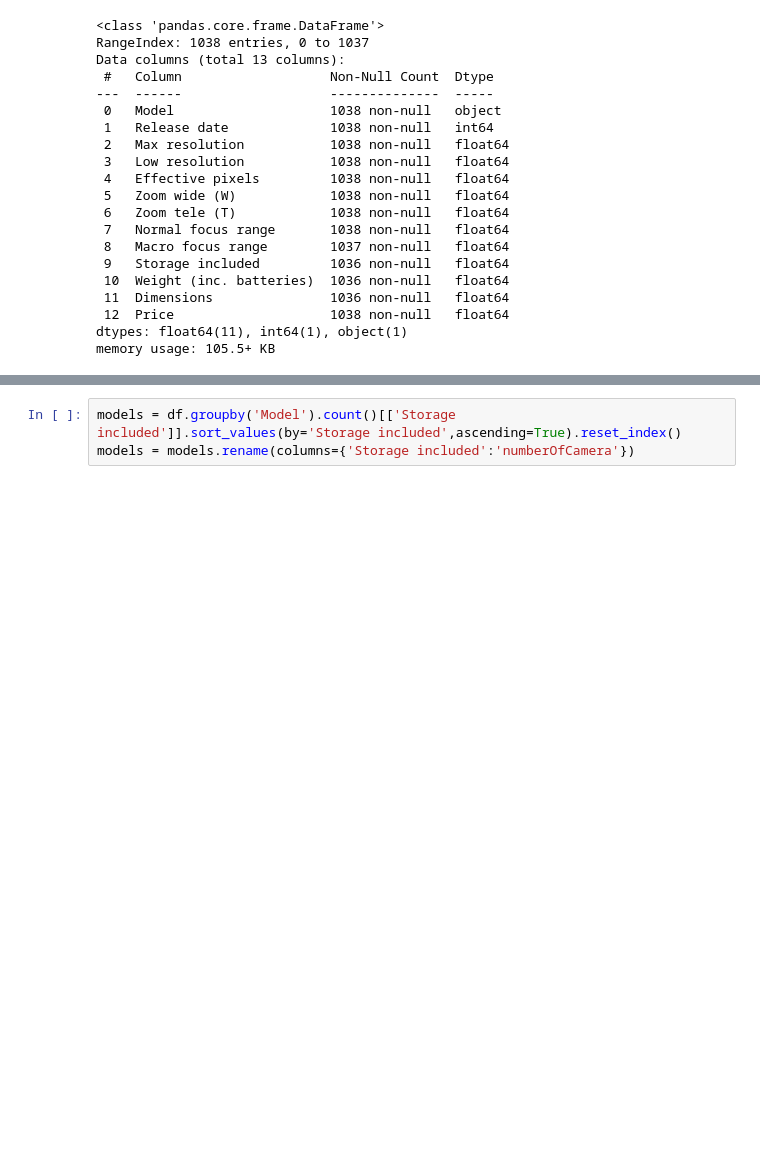
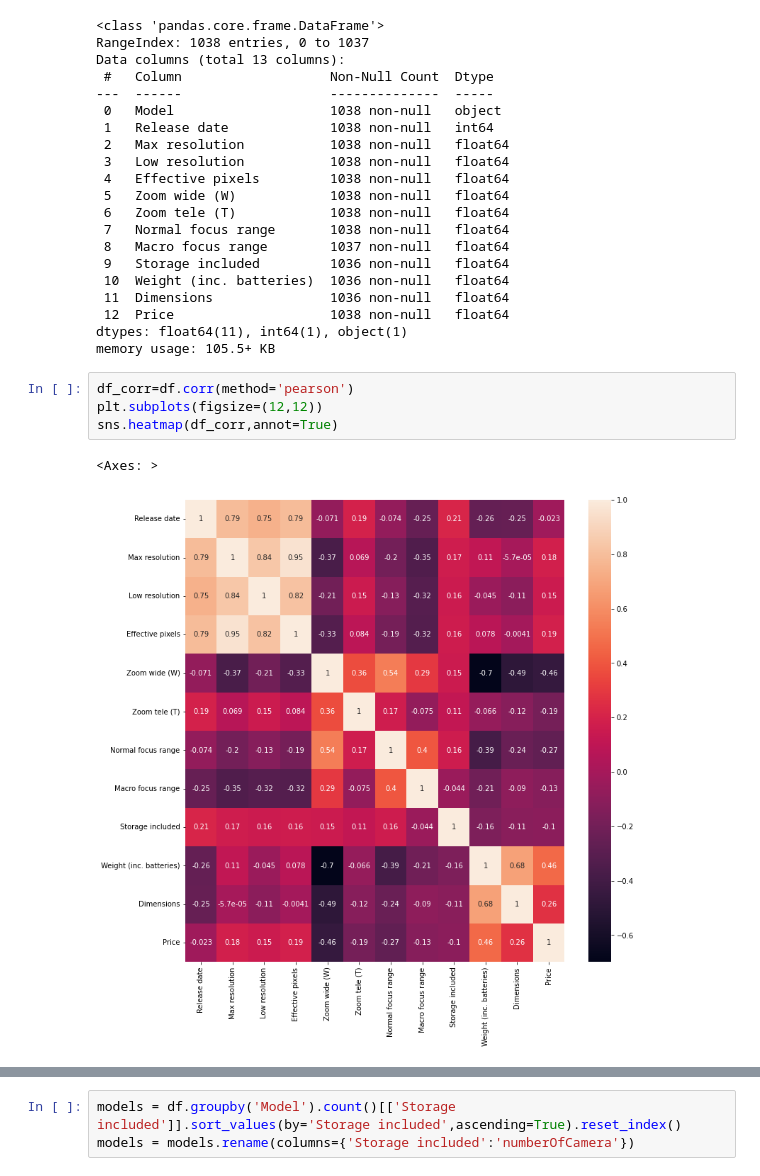
Before and after one commit to aprastian11/estimasi-harga-kamera, a Jupyter notebook: estimasi_camera.ipynb, the cells around one changed output, grey strips where cells are left out. Cells and saved outputs as stored; diff of their text form; blank space fills up the shorter version.

```diff
--- a/estimasi_camera.ipynb
+++ b/estimasi_camera.ipynb
@@ -88,6 +94,13 @@ Data columns (total 13 columns):
  12  Price                    1038 non-null   float64
 dtypes: float64(11), int64(1), object(1)
 memory usage: 105.5+ KB
+# %%
+df_corr=df.corr(method='pearson')
+plt.subplots(figsize=(12,12))
+sns.heatmap(df_corr,annot=True)
+# %% [output]
+<Axes: >
+[figure, added]
 # %%
 df.isna().sum()
 # %% [output]
```
Also changed, not shown: parts of 31 cells of this notebook.
